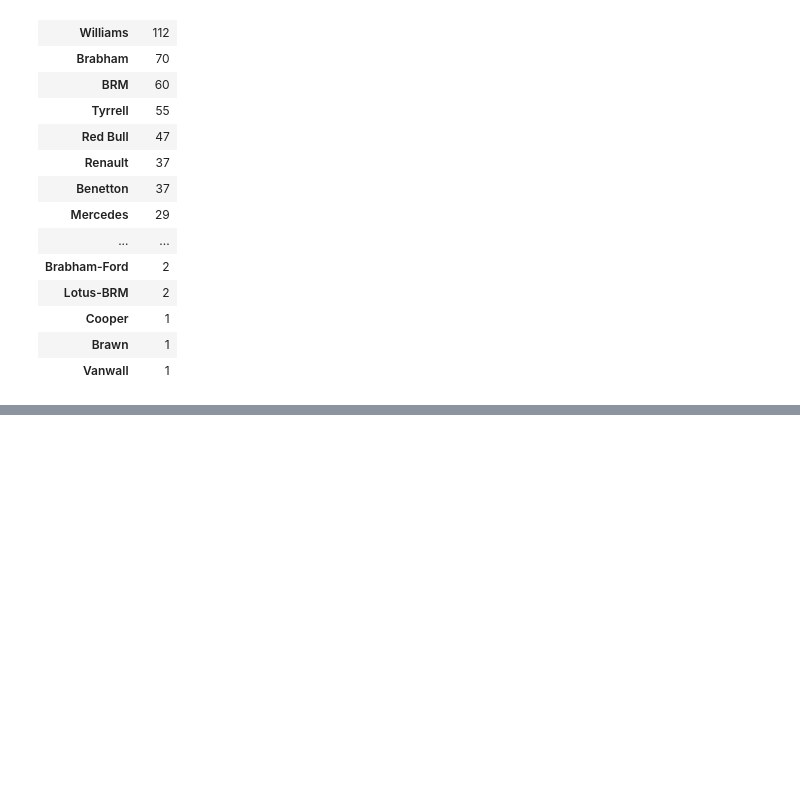
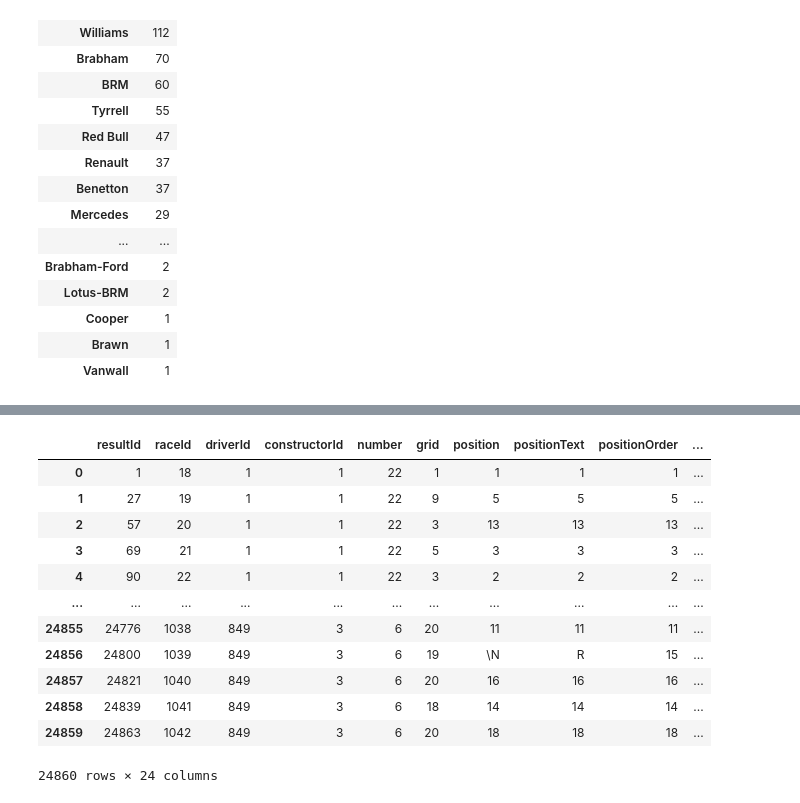
Before and after one commit to Vincent-glitch/ML-Project, a Jupyter notebook: notebooks/Analysis.ipynb, the cells around one changed output, grey strips where cells are left out. Drawn from its saved outputs; the diff is of its cells as text; code cells hidden in the pictures; blank space fills up the shorter version.

```diff
--- a/notebooks/Analysis.ipynb
+++ b/notebooks/Analysis.ipynb
@@ -139,3 +167,8 @@ cons_gb.sort_values(by=['wins'],ascending=False)
 | Cooper | 1 |
 | Brawn | 1 |
 | Vanwall | 1 |
+# %%
+results_df=pd.read_csv("../data/raw/results.csv")
+drivers_df=pd.read_csv("../data/raw/drivers.csv")
+drivers_df.drop(columns=['number','url'],inplace=True) # since most of the columns have \n values
+drivers_df
@@ -141,0 +189,19 @@ cons_gb.sort_values(by=['wins'],ascending=False)
+# %%
+results_drivers_df=results_df.merge(drivers_df,on="driverId",how="inner")
+# %%
+results_drivers_df.rename(columns={"points":"driver_points"},inplace=True)
+results_drivers_df
+# %% [output]
+|  | resultId | raceId | driverId | constructorId | number | grid | position | positionText | positionOrder | ... |
+| 0 | 1 | 18 | 1 | 1 | 22 | 1 | 1 | 1 | 1 | ... |
+| 1 | 27 | 19 | 1 | 1 | 22 | 9 | 5 | 5 | 5 | ... |
+| 2 | 57 | 20 | 1 | 1 | 22 | 3 | 13 | 13 | 13 | ... |
+| 3 | 69 | 21 | 1 | 1 | 22 | 5 | 3 | 3 | 3 | ... |
+| 4 | 90 | 22 | 1 | 1 | 22 | 3 | 2 | 2 | 2 | ... |
+| ... | ... | ... | ... | ... | ... | ... | ... | ... | ... | ... |
+| 24855 | 24776 | 1038 | 849 | 3 | 6 | 20 | 11 | 11 | 11 | ... |
+| 24856 | 24800 | 1039 | 849 | 3 | 6 | 19 | \N | R | 15 | ... |
+| 24857 | 24821 | 1040 | 849 | 3 | 6 | 20 | 16 | 16 | 16 | ... |
+| 24858 | 24839 | 1041 | 849 | 3 | 6 | 18 | 14 | 14 | 14 | ... |
+| 24859 | 24863 | 1042 | 849 | 3 | 6 | 20 | 18 | 18 | 18 | ... |
+24860 rows × 24 columns
```
Also changed, not shown: parts of 20 cells of this notebook, 1 other file.
